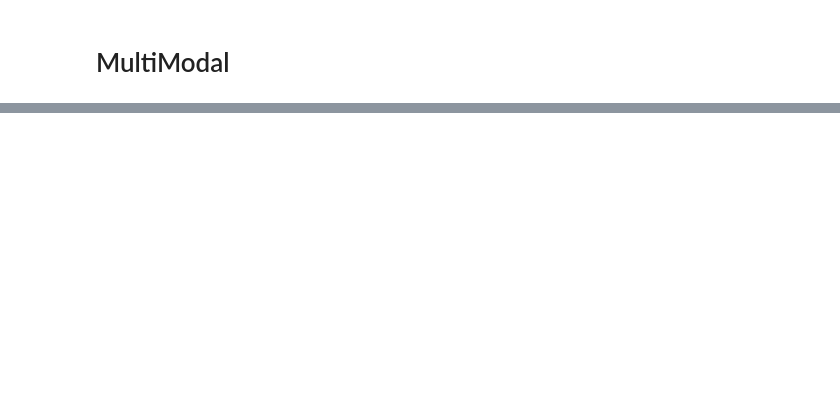
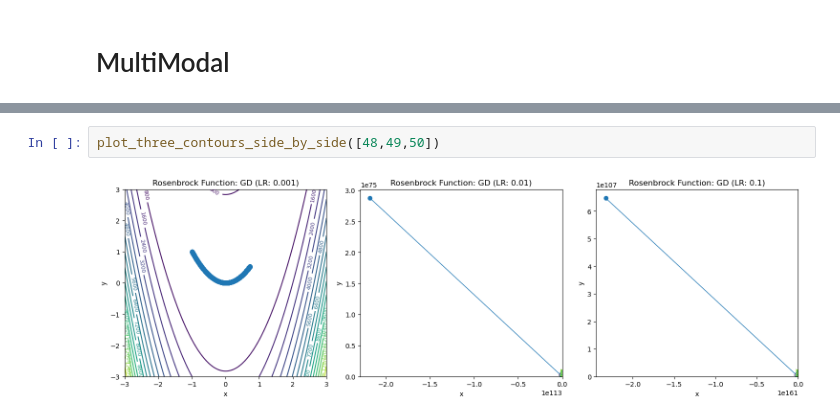
Before and after one commit to zh1322114772/Project1-GradientDescent, a Jupyter notebook: plots.ipynb, the cells around one changed output, grey strips where cells are left out. Saved outputs shown, nothing was run; the diff lists cells and outputs as text; blank space fills up the shorter version.

```diff
--- a/plots.ipynb
+++ b/plots.ipynb
@@ -188,0 +182,4 @@ df_loaded
+# %%
+plot_three_contours_side_by_side([48,49,50])
+# %% [output]
+[figure, added]
```
Also changed, not shown: parts of 11 cells of this notebook, 10 other files.
